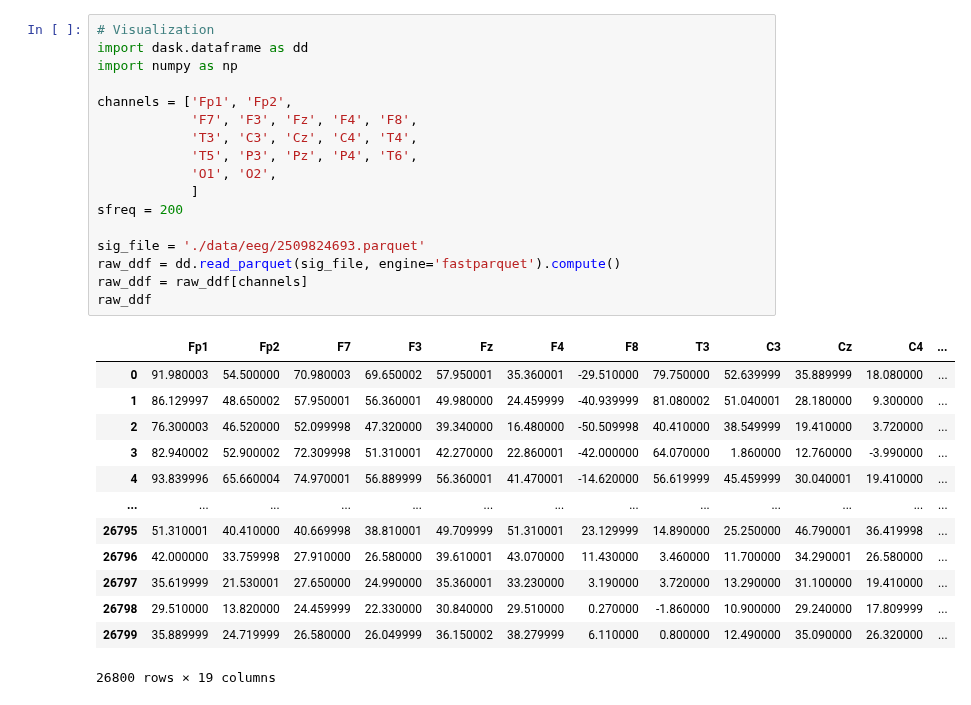
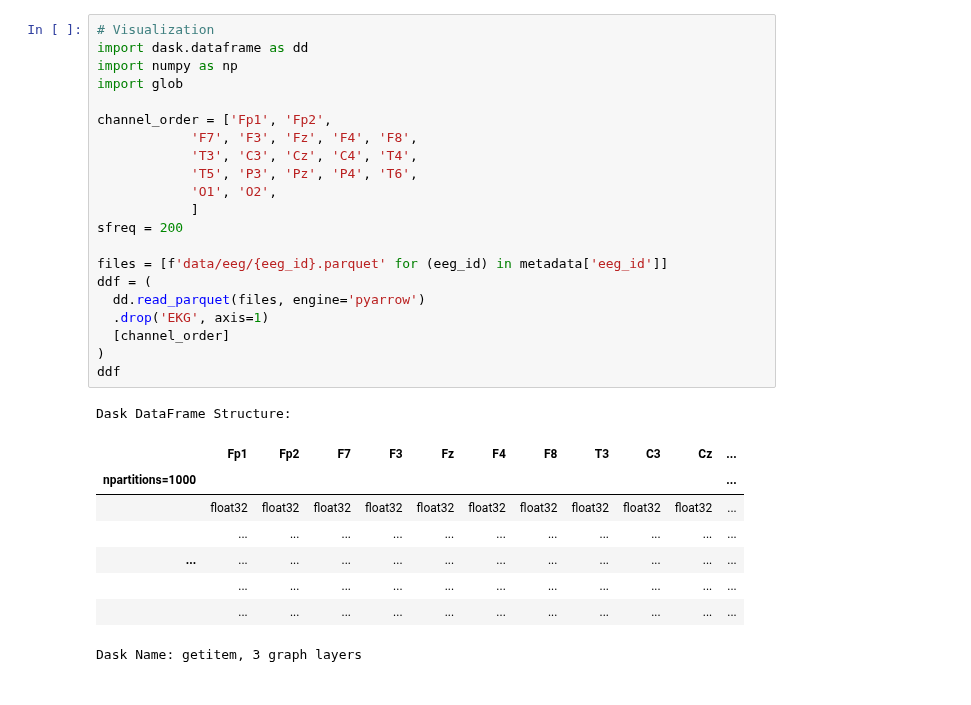
Before and after one commit to sfu-cmpt340/2024_1_project_11, a Jupyter notebook: hms.ipynb, the cells around one changed output. Saved outputs shown, nothing was run; the diff lists cells and outputs as text.

```diff
--- a/hms.ipynb
+++ b/hms.ipynb
@@ -39,31 +41,31 @@ metadata
 # %%
 # Visualization
 import dask.dataframe as dd
 import numpy as np
+import glob
 
-channels = ['Fp1', 'Fp2',
+channel_order = ['Fp1', 'Fp2',
             'F7', 'F3', 'Fz', 'F4', 'F8',
             'T3', 'C3', 'Cz', 'C4', 'T4',
             'T5', 'P3', 'Pz', 'P4', 'T6',
             'O1', 'O2',
             ]
 sfreq = 200
 
-sig_file = './data/eeg/2509824693.parquet'
-raw_ddf = dd.read_parquet(sig_file, engine='fastparquet').compute()
-raw_ddf = raw_ddf[channels]
-raw_ddf
+files = [f'data/eeg/{eeg_id}.parquet' for (eeg_id) in metadata['eeg_id']]
+ddf = (
+  dd.read_parquet(files, engine='pyarrow')
+  .drop('EKG', axis=1)
+  [channel_order]
+)
+ddf
 # %% [output]
+Dask DataFrame Structure:
-|  | Fp1 | Fp2 | F7 | F3 | Fz | F4 | F8 | T3 | C3 | Cz | C4 | ... |
-| 0 | 91.980003 | 54.500000 | 70.980003 | 69.650002 | 57.950001 | 35.360001 | -29.510000 | 79.750000 | 52.639999 | 35.889999 | 18.080000 | ... |
-| 1 | 86.129997 | 48.650002 | 57.950001 | 56.360001 | 49.980000 | 24.459999 | -40.939999 | 81.080002 | 51.040001 | 28.180000 | 9.300000 | ... |
-| 2 | 76.300003 | 46.520000 | 52.099998 | 47.320000 | 39.340000 | 16.480000 | -50.509998 | 40.410000 | 38.549999 | 19.410000 | 3.720000 | ... |
-| 3 | 82.940002 | 52.900002 | 72.309998 | 51.310001 | 42.270000 | 22.860001 | -42.000000 | 64.070000 | 1.860000 | 12.760000 | -3.990000 | ... |
-| 4 | 93.839996 | 65.660004 | 74.970001 | 56.889999 | 56.360001 | 41.470001 | -14.620000 | 56.619999 | 45.459999 | 30.040001 | 19.410000 | ... |
-| ... | ... | ... | ... | ... | ... | ... | ... | ... | ... | ... | ... | ... |
-| 26795 | 51.310001 | 40.410000 | 40.669998 | 38.810001 | 49.709999 | 51.310001 | 23.129999 | 14.890000 | 25.250000 | 46.790001 | 36.419998 | ... |
-| 26796 | 42.000000 | 33.759998 | 27.910000 | 26.580000 | 39.610001 | 43.070000 | 11.430000 | 3.460000 | 11.700000 | 34.290001 | 26.580000 | ... |
-| 26797 | 35.619999 | 21.530001 | 27.650000 | 24.990000 | 35.360001 | 33.230000 | 3.190000 | 3.720000 | 13.290000 | 31.100000 | 19.410000 | ... |
-| 26798 | 29.510000 | 13.820000 | 24.459999 | 22.330000 | 30.840000 | 29.510000 | 0.270000 | -1.860000 | 10.900000 | 29.240000 | 17.809999 | ... |
-| 26799 | 35.889999 | 24.719999 | 26.580000 | 26.049999 | 36.150002 | 38.279999 | 6.110000 | 0.800000 | 12.490000 | 35.090000 | 26.320000 | ... |
+|  | Fp1 | Fp2 | F7 | F3 | Fz | F4 | F8 | T3 | C3 | Cz | ... |
+| npartitions=1000 |  |  |  |  |  |  |  |  |  |  | ... |
+|  | float32 | float32 | float32 | float32 | float32 | float32 | float32 | float32 | float32 | float32 | ... |
+|  | ... | ... | ... | ... | ... | ... | ... | ... | ... | ... | ... |
+| ... | ... | ... | ... | ... | ... | ... | ... | ... | ... | ... | ... |
+|  | ... | ... | ... | ... | ... | ... | ... | ... | ... | ... | ... |
+|  | ... | ... | ... | ... | ... | ... | ... | ... | ... | ... | ... |
-26800 rows × 19 columns
+Dask Name: getitem, 3 graph layers
```
Also changed, not shown: parts of 4 cells of this notebook, 5 other files.
